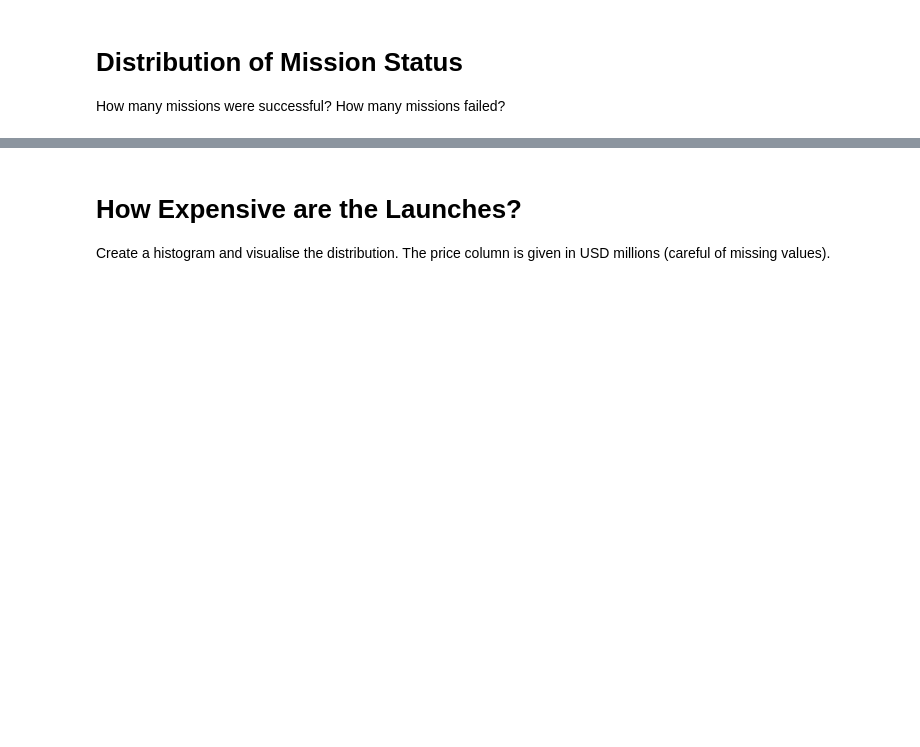
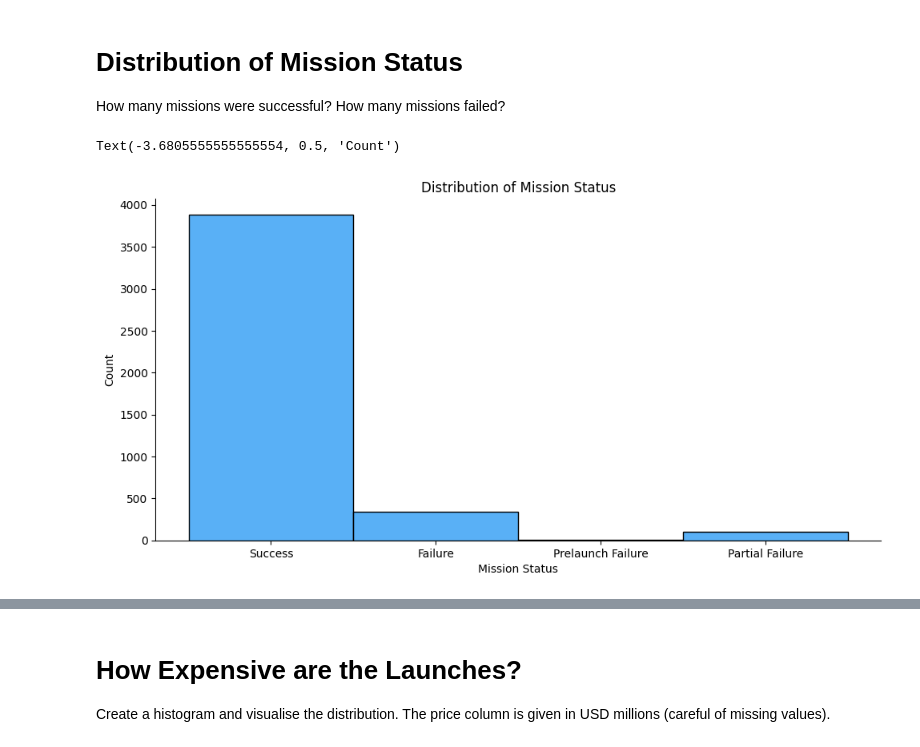
Before and after one commit to ckpinguin/learning_python, a Jupyter notebook: 99-space-race-data-analysis/Space_Missions_Analysis_(start).ipynb, the cells around one changed output, grey strips where cells are left out. Saved outputs shown, nothing was run; the diff lists cells and outputs as text; code cells hidden in the pictures; blank space fills up the shorter version.

```diff
--- a/99-space-race-data-analysis/Space_Missions_Analysis_(start).ipynb
+++ b/99-space-race-data-analysis/Space_Missions_Analysis_(start).ipynb
@@ -159,3 +161,15 @@ plt.show()
 
 How many missions were successful?
 How many missions failed?
+# %%
+sns.displot(df_data['Mission_Status'],
+            bins=50,
+            aspect=2,
+            kde=False,
+            color='#2196f3')
+plt.title('Distribution of Mission Status')
+plt.xlabel('Mission Status')
+plt.ylabel('Count')
+# %% [output]
+Text(-3.6805555555555554, 0.5, 'Count')
+[figure, added]
```
Also changed, not shown: parts of 11 cells of this notebook, 1 other file.
